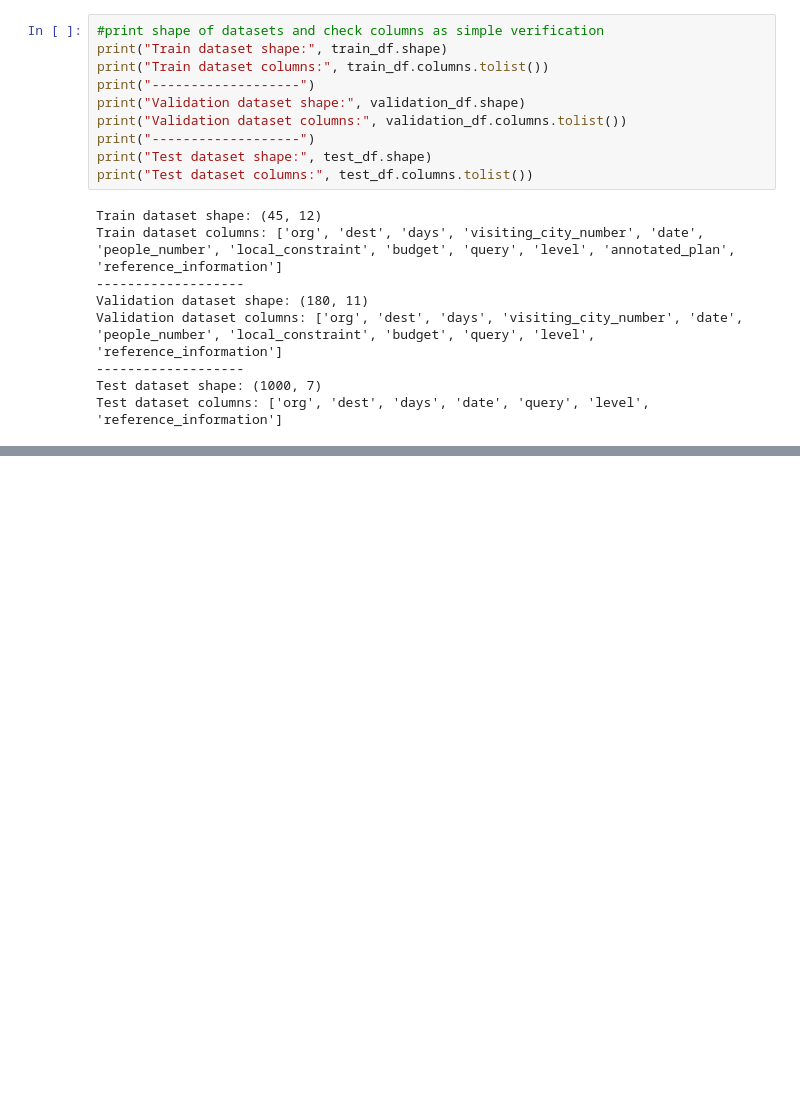
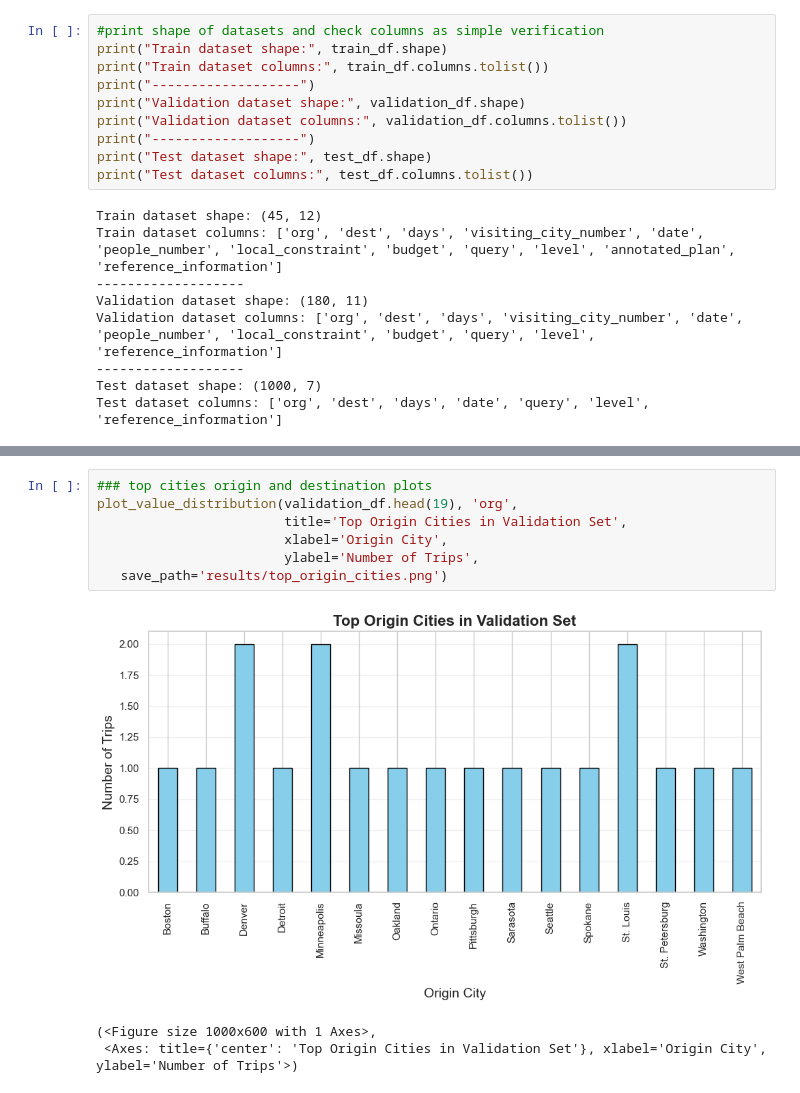
Before and after one commit to amarHrvc/IT335_intro-to_nlp, a Jupyter notebook: TravelPLannerDataSet.ipynb, the cells around one changed output, grey strips where cells are left out. Drawn from its saved outputs; the diff is of its cells as text; blank space fills up the shorter version.

```diff
--- a/TravelPLannerDataSet.ipynb
+++ b/TravelPLannerDataSet.ipynb
@@ -36,0 +278,11 @@ Test dataset columns: ['org', 'dest', 'days', 'date', 'query', 'level', 'referen
+# %%
+### top cities origin and destination plots
+plot_value_distribution(validation_df.head(19), 'org',
+                        title='Top Origin Cities in Validation Set',
+                        xlabel='Origin City',
+                        ylabel='Number of Trips',
+   save_path='results/top_origin_cities.png')
+# %% [output]
+[figure, added]
+(<Figure size 1000x600 with 1 Axes>,
+ <Axes: title={'center': 'Top Origin Cities in Validation Set'}, xlabel='Origin City', ylabel='Number of Trips'>)
```
Also changed, not shown: parts of 15 cells of this notebook, 8 other files.
